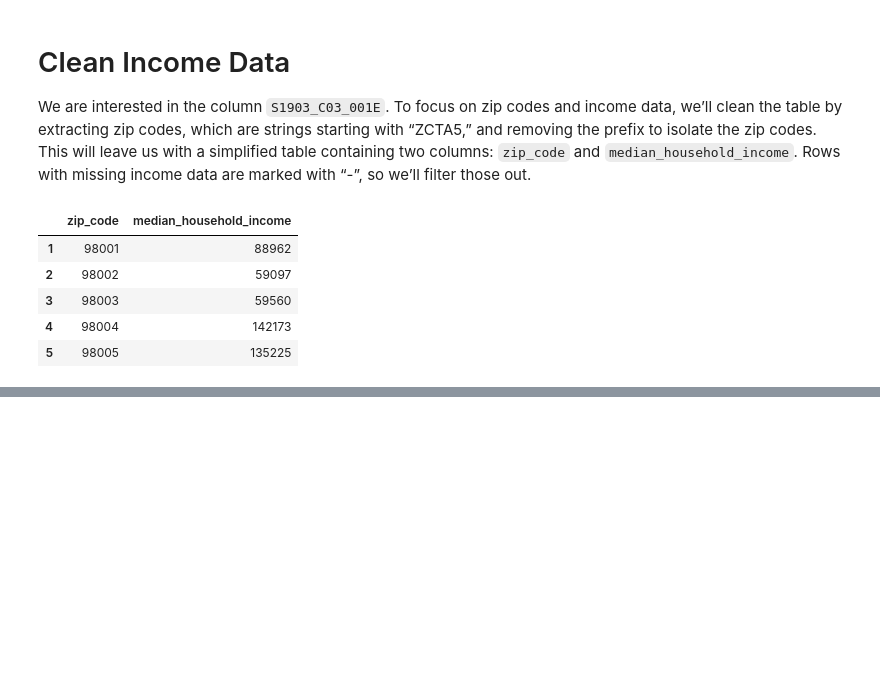
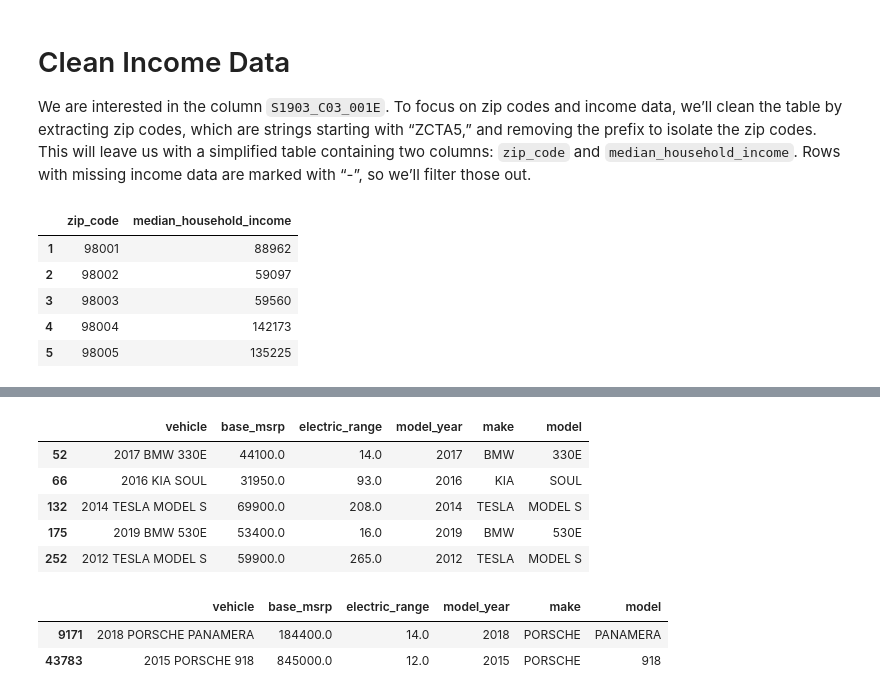
Before and after one commit to faufreiter/dds_ev_analysis, a Jupyter notebook: analysis.ipynb, the cells around one changed output, grey strips where cells are left out. Drawn from its saved outputs; the diff is of its cells as text; code cells hidden in the pictures; blank space fills up the shorter version.

```diff
--- a/analysis.ipynb
+++ b/analysis.ipynb
@@ -52,0 +57,31 @@ census_median_income_clean.head()
+# %%
+# Filter the electric vehicles with base MSRP greater than 0
+electric_vehicle_msrp = electric_vehicle_population_clean[electric_vehicle_population_clean['base_msrp'] > 0]
+
+# Remove duplicates based on the 'vehicle' column and select the required columns
+electric_vehicle_msrp = electric_vehicle_msrp.drop_duplicates(subset='vehicle')[['vehicle', 'base_msrp', 'electric_range', 'model_year', 'make', 'model']]
+
+electric_vehicle_msrp.head()
+# %% [output]
+|  | vehicle | base_msrp | electric_range | model_year | make | model |
+| 52 | 2017 BMW 330E | 44100.0 | 14.0 | 2017 | BMW | 330E |
+| 66 | 2016 KIA SOUL | 31950.0 | 93.0 | 2016 | KIA | SOUL |
+| 132 | 2014 TESLA MODEL S | 69900.0 | 208.0 | 2014 | TESLA | MODEL S |
+| 175 | 2019 BMW 530E | 53400.0 | 16.0 | 2019 | BMW | 530E |
+| 252 | 2012 TESLA MODEL S | 59900.0 | 265.0 | 2012 | TESLA | MODEL S |
+# %%
+
+Q1 = electric_vehicle_msrp['base_msrp'].quantile(0.25)
+Q3 = electric_vehicle_msrp['base_msrp'].quantile(0.75)
+IQR = Q3 - Q1
+lower_bound = Q1 - 1.5 * IQR
+upper_bound = Q3 + 1.5 * IQR
+
+# Find outliers
+outliers = electric_vehicle_msrp[(electric_vehicle_msrp['base_msrp'] < lower_bound) | (electric_vehicle_msrp['base_msrp'] > upper_bound)]
+
+outliers
+# %% [output]
+|  | vehicle | base_msrp | electric_range | model_year | make | model |
+| 9171 | 2018 PORSCHE PANAMERA | 184400.0 | 14.0 | 2018 | PORSCHE | PANAMERA |
+| 43783 | 2015 PORSCHE 918 | 845000.0 | 12.0 | 2015 | PORSCHE | 918 |
```
Also changed, not shown: parts of 10 cells of this notebook.
